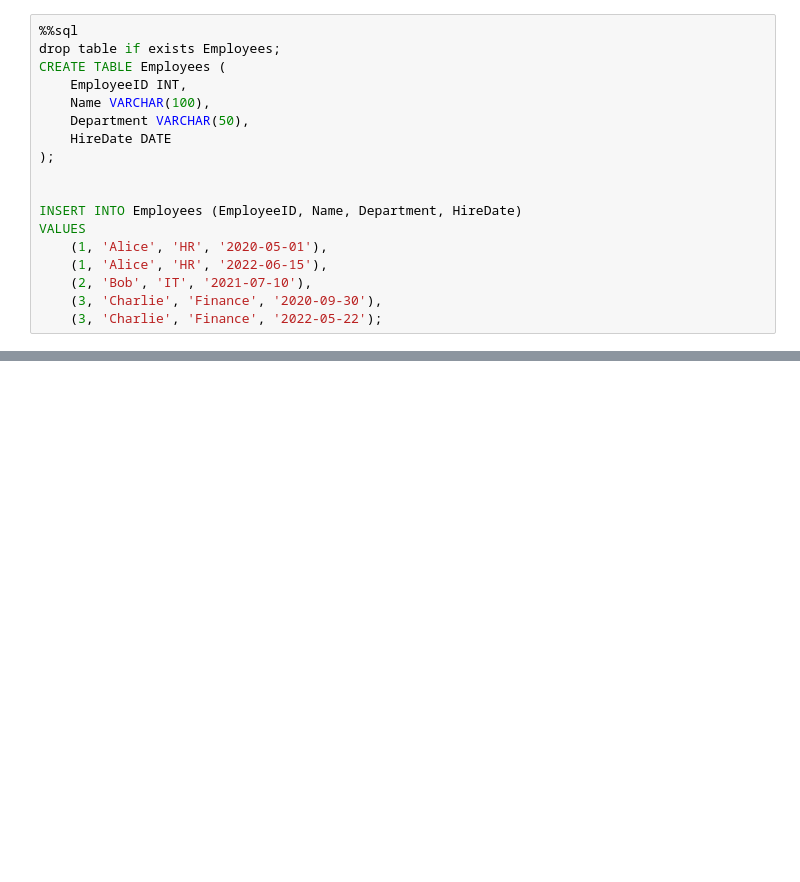
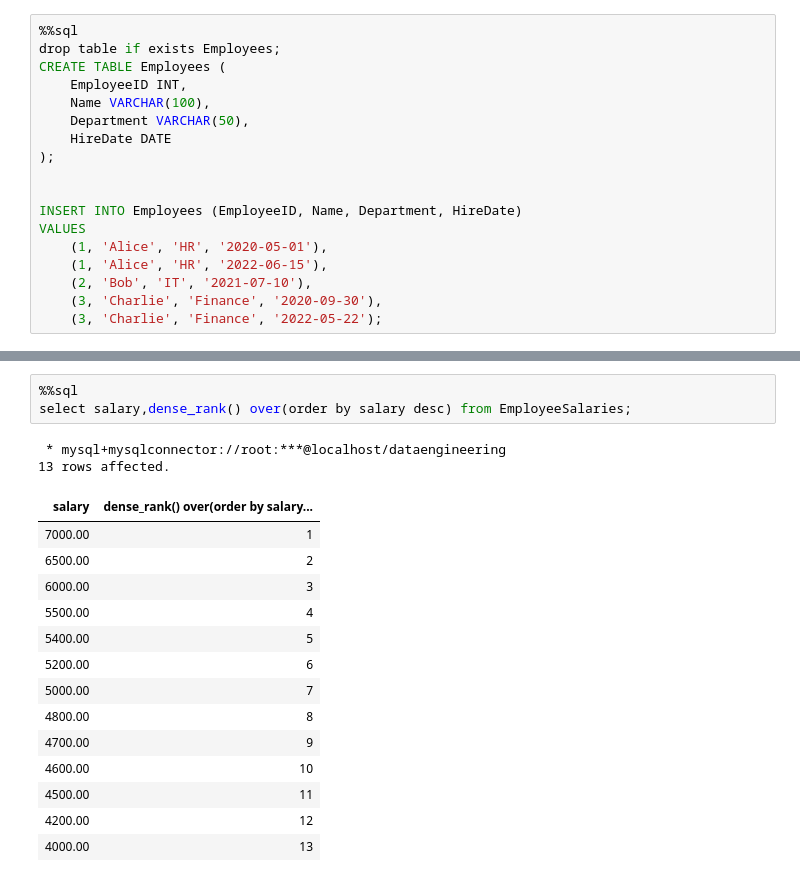
Before and after one commit to Surendar3899/MyStudy, a Jupyter notebook: jupyter_notebooks/9.windowfunction.ipynb, the cells around one changed output, grey strips where cells are left out. Drawn from its saved outputs; the diff is of its cells as text; blank space fills up the shorter version.

```diff
--- a/jupyter_notebooks/9.windowfunction.ipynb
+++ b/jupyter_notebooks/9.windowfunction.ipynb
@@ -164,0 +416,20 @@ FROM EmployeeBank where rownum = 1;
+# %%
+%%sql
+select salary,dense_rank() over(order by salary desc) from EmployeeSalaries;
+# %% [output]
+ * mysql+mysqlconnector://root:***@localhost/dataengineering
+13 rows affected.
+| salary | dense_rank() over(order by salary... |
+| 7000.00 | 1 |
+| 6500.00 | 2 |
+| 6000.00 | 3 |
+| 5500.00 | 4 |
+| 5400.00 | 5 |
+| 5200.00 | 6 |
+| 5000.00 | 7 |
+| 4800.00 | 8 |
+| 4700.00 | 9 |
+| 4600.00 | 10 |
+| 4500.00 | 11 |
+| 4200.00 | 12 |
+| 4000.00 | 13 |
```
Also changed, not shown: parts of 40 cells of this notebook, 32 other files.
